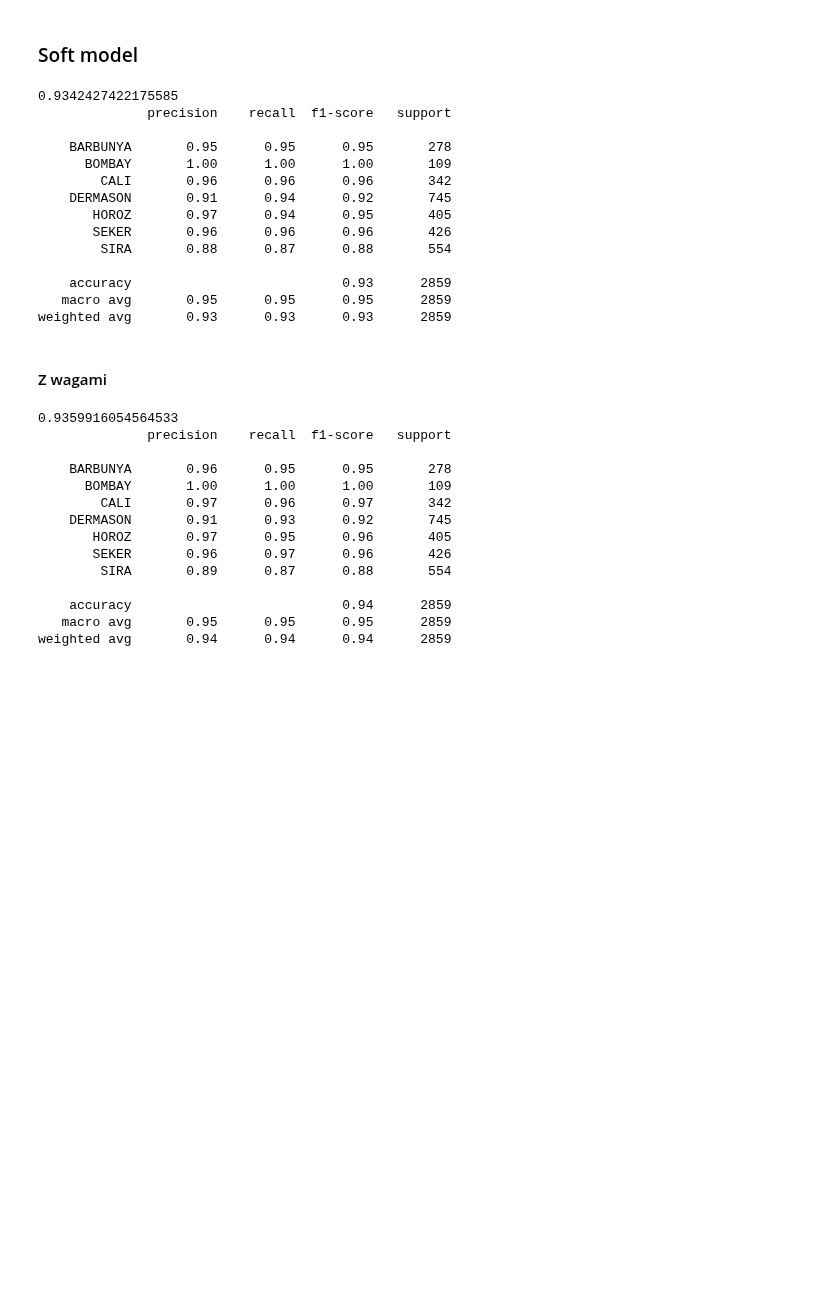
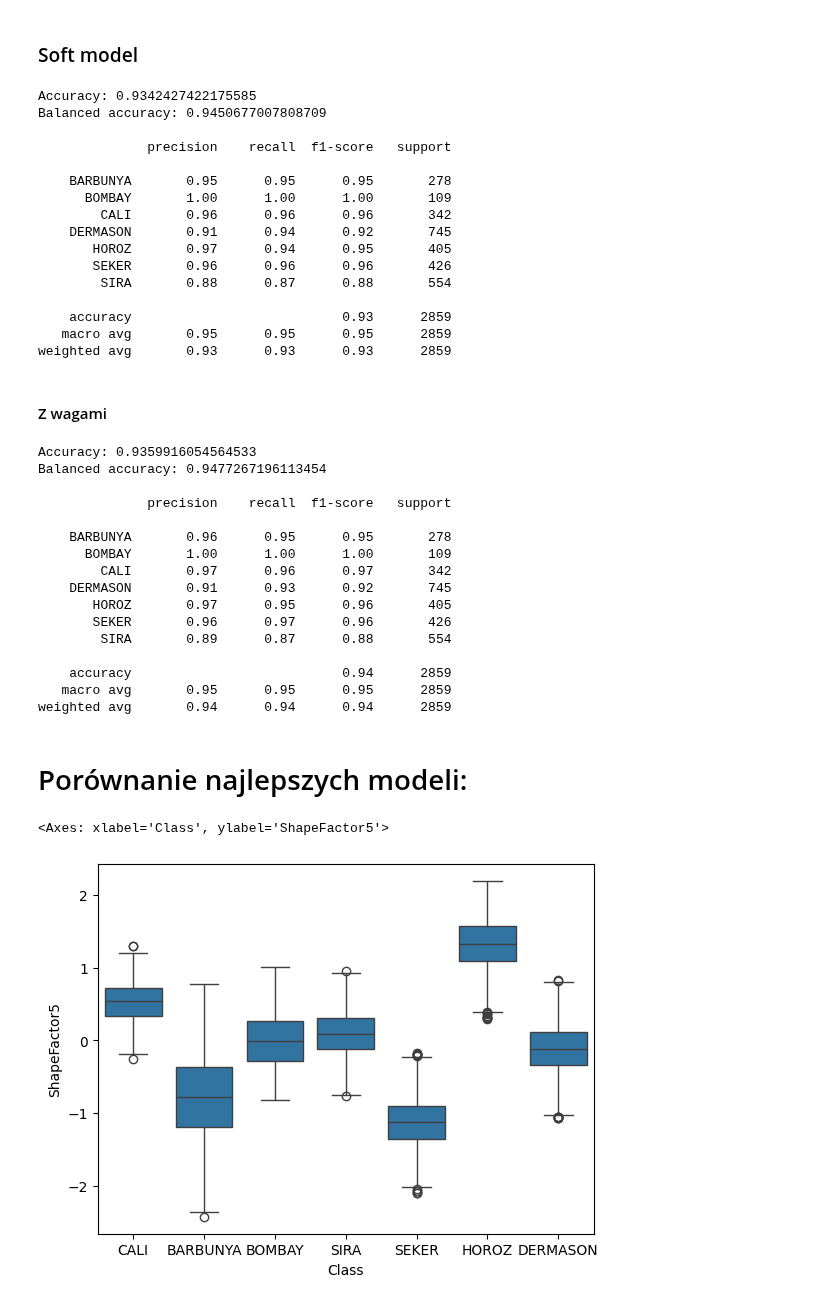
Before and after one commit to tomaszzywicki/Dry-Bean-Classification, a Jupyter notebook: notebooks/data_preparation.ipynb, the cells around one changed output. Cells and saved outputs as stored; diff of their text form; code cells hidden in the pictures; blank space fills up the shorter version.

```diff
--- a/notebooks/data_preparation.ipynb
+++ b/notebooks/data_preparation.ipynb
@@ -192,16 +236,3 @@ różnica 0.933 a 0.938
-# %%
-df = pd.read_csv('../data/df_train.csv')
-df_test = pd.read_csv('../data/df_test.csv')
-
-
-df['ShapeFactor5'] = df['MajorAxisLength'] / df['Perimeter']
-data = prepare_data(df)
-df_test['ShapeFactor5'] = df_test['MajorAxisLength'] / df_test['Perimeter']
-data_test = prepare_data(df_test)
-X_train = data.drop(columns=["Class"])
-y_train = data["Class"]
-X_test = data_test.drop(columns=["Class"])
-y_test = data_test["Class"]
 # %% [markdown]
 ### GradientBoosting
 # %%
@@ -325,10 +387,14 @@ print(accuracy_score(y_test, y_pred))
 model_soft = VotingClassifier(estimators=estimators, voting='soft')
 model_soft.fit(X_train, y_train)
 y_pred = model_soft.predict(X_test)
-print(accuracy_score(y_test, y_pred))
+
+print(f"Accuracy: {accuracy_score(y_test, y_pred)}")
+print(f"Balanced accuracy: {balanced_accuracy_score(y_test, y_pred)}\n")
 print(classification_report(y_test, y_pred))
 # %% [output]
-0.9342427422175585
+Accuracy: 0.9342427422175585
+Balanced accuracy: 0.9450677007808709
+
               precision    recall  f1-score   support
 
     BARBUNYA       0.95      0.95      0.95       278
@@ -348,10 +414,14 @@ weighted avg       0.93      0.93      0.93      2859
 model_soft = VotingClassifier(estimators=estimators, voting='soft', weights=weights)
 model_soft.fit(X_train, y_train)
 y_pred = model_soft.predict(X_test)
-print(accuracy_score(y_test, y_pred))
+
+print(f"Accuracy: {accuracy_score(y_test, y_pred)}")
+print(f"Balanced accuracy: {balanced_accuracy_score(y_test, y_pred)}\n")
 print(classification_report(y_test, y_pred))
 # %% [output]
-0.9359916054564533
+Accuracy: 0.9359916054564533
+Balanced accuracy: 0.9477267196113454
+
               precision    recall  f1-score   support
 
     BARBUNYA       0.96      0.95      0.95       278
@@ -365,3 +435,14 @@ print(classification_report(y_test, y_pred))
     accuracy                           0.94      2859
    macro avg       0.95      0.95      0.95      2859
 weighted avg       0.94      0.94      0.94      2859
+# %% [markdown]
+# Porównanie najlepszych modeli:
+# %%
+import seaborn as sns
+
+
+
+sns.boxplot(data=data, x='Class', y='ShapeFactor5')
+# %% [output]
+<Axes: xlabel='Class', ylabel='ShapeFactor5'>
+[figure, added]
```
Also changed, not shown: parts of 16 cells of this notebook.
